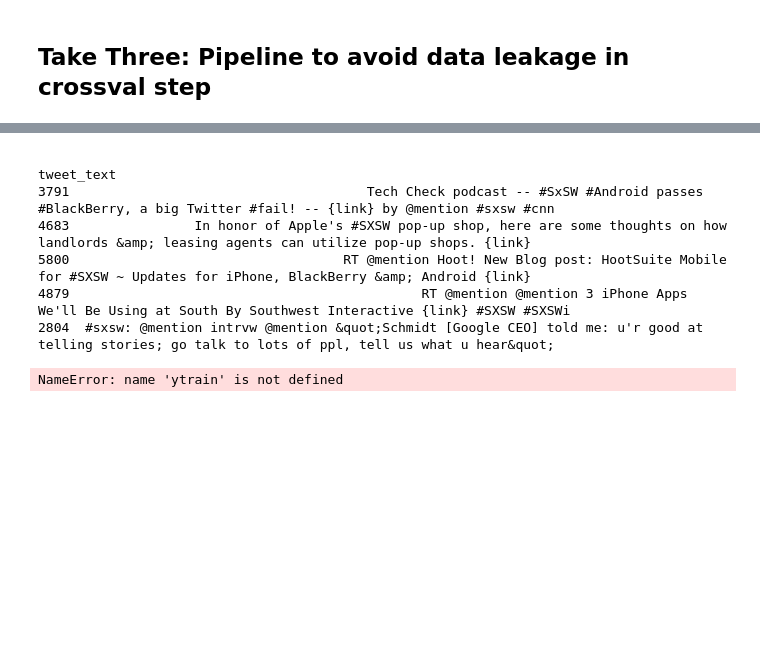
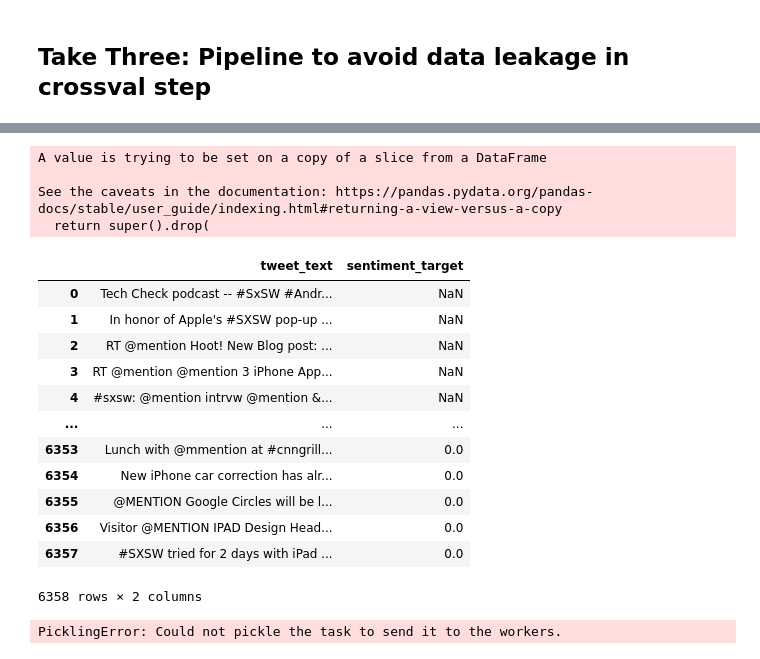
Before and after one commit to ssaeed85/dsc-ph4-TweetSentimentAnalysis-NLP, a Jupyter notebook: Workspace/Will/modeltranslate2.ipynb, the cells around one changed output, grey strips where cells are left out. Cells and saved outputs as stored; diff of their text form; code cells hidden in the pictures; blank space fills up the shorter version.

Commit message:
Dead end. Back translation too time intensive using google api

```diff
--- a/Workspace/Will/modeltranslate2.ipynb
+++ b/Workspace/Will/modeltranslate2.ipynb
@@ -174,7 +172,7 @@ neg_X.tweet_text = neg_X.tweet_text.apply(lambda x: German_translation(x))
 # neg_X.tweet_text.to_csv(r'neg_de_train.csv')
 # %%
 # Translate back into English
-neg_X.tweet_text = neg_X.tweet_text.apply(lambda x: English_translation(x))
+#neg_X.tweet_text = neg_X.tweet_text.apply(lambda x: English_translation(x))
 # %%
 # Save output for easier reuse
 # neg_X.tweet_text.to_csv(r'negtrain2.csv')
@@ -380,34 +278,47 @@ huggingface-hub 0.5.1 requires packaging>=20.9, but you'll have packaging 20.4 w
+# %%
+# Including sentinment target with X_train for use in backtranslation of negatives
+X = data_df[['tweet_text', 'sentiment_target']]
+y = data_df['sentiment_target']
+
+X_train, X_test, y_train, y_test = train_test_split(X,y,test_size = 0.3, random_state=42)
+
+# Remove extraneaous column from X_test
+X_test.drop('sentiment_target', axis=1, inplace=True)
+# %% [output]
+A value is trying to be set on a copy of a slice from a DataFrame
+
+See the caveats in the documentation: https://pandas.pydata.org/pandas-docs/stable/user_guide/indexing.html#returning-a-view-versus-a-copy
+  return super().drop(
 # %%
-def back_translation(X):
-    translator = Translator()
-    temp = X
+def back_translation(df):
+    temp = df
 
     temp.tweet_text = temp.tweet_text.apply(lambda x: German_translation(x))
     temp.tweet_text = temp.tweet_text.apply(lambda x: English_translation(x))
 
     return temp
 
-def back_trans_neg(Xtrain, ytrain):
+def back_trans_neg(Xtrain):
 
     # Create DF of only negatives tweets in train
-    X_train_df = Xtrain.to_frame()
+    X_train_df = Xtrain
     # print(X_train_df.head())
     neg_df = X_train_df.copy()
-    neg_df['sentiment_target'] = ytrain
     neg_df = neg_df[neg_df.sentiment_target == 0]
+    X_train_df = X_train_df.drop('sentiment_target', axis=1)
 
     # Translate
-    neg_X = back_translation(neg_X)
-
-    neg_y = neg_df.sentiment_target
-    y_train_back = pd.concat([y_train, neg_y])
-    y_train_back.reset_index(drop=True, inplace=True)
-
-    neg_X = neg_df.drop('sentiment_target', axis=1)
+    neg_X = back_translation(neg_df)
     X_train_back = pd.concat([X_train_df, neg_X])
     X_train_back.reset_index(drop=True, inplace=True)
 
-    return X_train_back, y_train_back
+    # Update Y in pipeline??
+    '''neg_y = neg_df.sentiment_target
+    y_train_back = pd.concat([y_train, neg_y])
+    y_train_back.reset_index(drop=True, inplace=True)
+    y_train = y_train_back'''
+
+    return X_train_back
 
 def stemmatic(Xtrain):
     X_train_stem = Xtrain
@@ -415,6 +326,27 @@ def stemmatic(Xtrain):
     X_train_stem.drop('tweet_text', axis=1, inplace=True)
 
     return X_train_stem
+# %%
+"""translator = Translator()
+
+functest = back_trans_neg(X_train)
+functest"""
+
+# Worked but took ~15 minutes, impractical for pipeline
+# %% [output]
+|  | tweet_text | sentiment_target |
+| 0 | Tech Check podcast -- #SxSW #Andr... | NaN |
+| 1 | In honor of Apple's #SXSW pop-up ... | NaN |
+| 2 | RT @mention Hoot! New Blog post: ... | NaN |
+| 3 | RT @mention @mention 3 iPhone App... | NaN |
+| 4 | #sxsw: @mention intrvw @mention &... | NaN |
+| ... | ... | ... |
+| 6353 | Lunch with @mmention at #cnngrill... | 0.0 |
+| 6354 | New iPhone car correction has alr... | 0.0 |
+| 6355 | @MENTION Google Circles will be l... | 0.0 |
+| 6356 | Visitor @MENTION IPAD Design Head... | 0.0 |
+| 6357 | #SXSW tried for 2 days with iPad ... | 0.0 |
+6358 rows × 2 columns
 # %%
 from sklearn.pipeline import Pipeline
 from sklearn.model_selection import StratifiedKFold
@@ -422,6 +354,8 @@ from sklearn.preprocessing import FunctionTransformer
 
 trans_func = FunctionTransformer(back_trans_neg)
 stem_func = FunctionTransformer(stemmatic)
+
+translator = Translator()
 
 T_pipe = Pipeline(steps = [
                         ('tf', trans_func),
@@ -433,7 +367,7 @@ stratified_kfold = StratifiedKFold(n_splits=5,
                                        shuffle=True,
                                        random_state=42)
 
-param_grid = {'rfc__max_depth':[100, 1000]}
+param_grid = {'rfc__max_depth':[10, 100]}
 grid_search = GridSearchCV(estimator=T_pipe,
                            param_grid=param_grid,
                            scoring='accuracy',
@@ -443,10 +377,4 @@ grid_search = GridSearchCV(estimator=T_pipe,
 grid_search.fit(X_train, y_train)
 cv_score = grid_search.best_score_
 # %% [output]
-                                                                                                                                              tweet_text
-3791                                      Tech Check podcast -- #SxSW #Android passes #BlackBerry, a big Twitter #fail! -- {link} by @mention #sxsw #cnn
-4683                In honor of Apple's #SXSW pop-up shop, here are some thoughts on how landlords &amp; leasing agents can utilize pop-up shops. {link}
-5800                                   RT @mention Hoot! New Blog post: HootSuite Mobile for #SXSW ~ Updates for iPhone, BlackBerry &amp; Android {link}
-4879                                             RT @mention @mention 3 iPhone Apps We'll Be Using at South By Southwest Interactive {link} #SXSW #SXSWi
-2804  #sxsw: @mention intrvw @mention &quot;Schmidt [Google CEO] told me: u'r good at telling stories; go talk to lots of ppl, tell us what u hear&quot;
+PicklingError: Could not pickle the task to send it to the workers.
-NameError: name 'ytrain' is not defined
```
Also changed, not shown: parts of 21 cells of this notebook.
